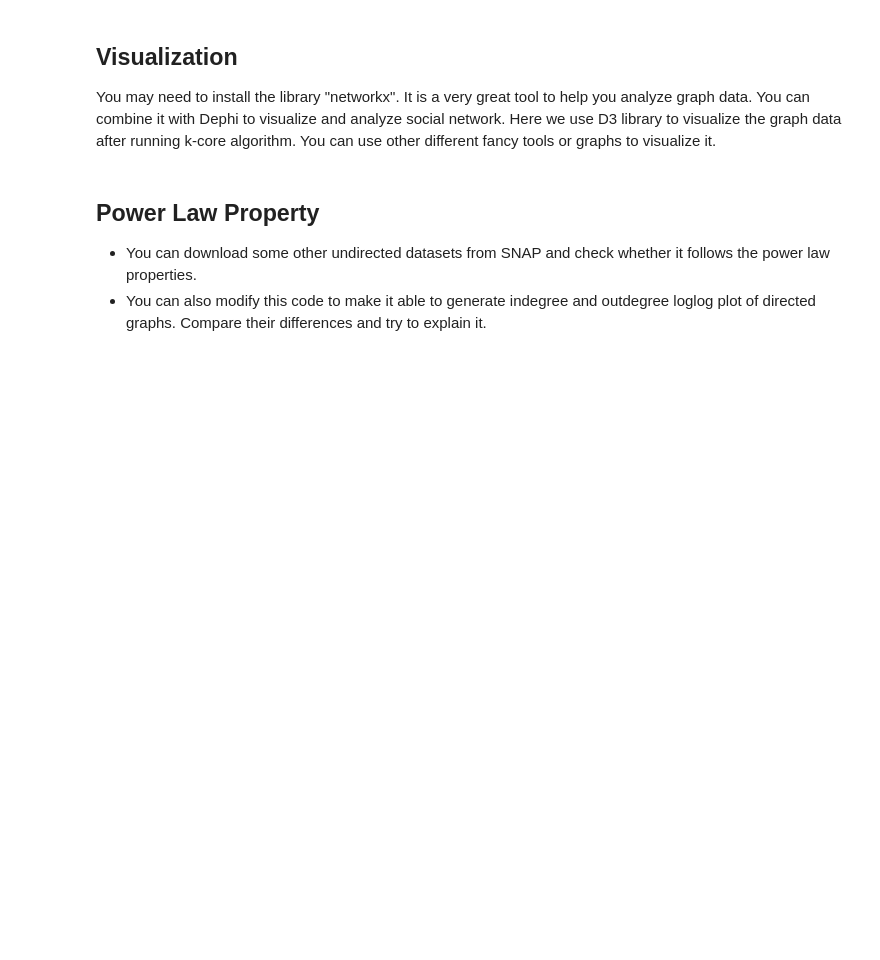
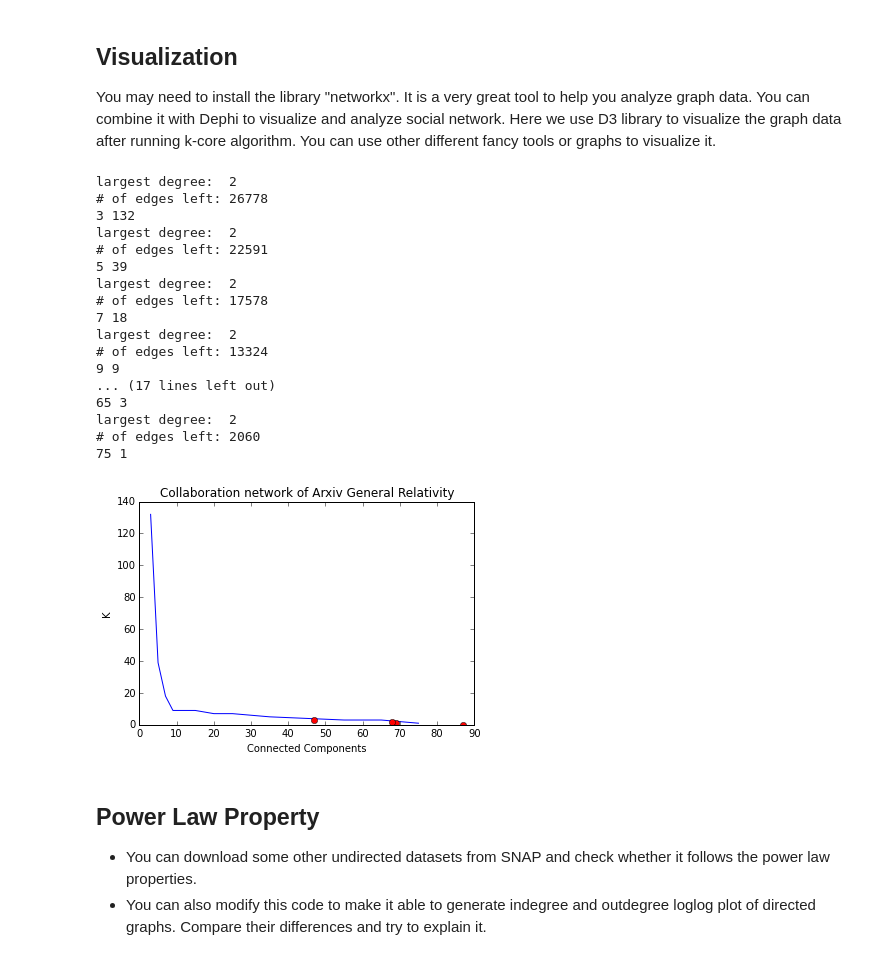
Before and after one commit to kmarkiv/data, a Jupyter notebook: byte-6/byte6-SN.ipynb, the cells around one changed output. Cells and saved outputs as stored; diff of their text form; code cells hidden in the pictures; blank space fills up the shorter version.

```diff
--- a/byte-6/byte6-SN.ipynb
+++ b/byte-6/byte6-SN.ipynb
@@ -195,0 +200,20 @@ print "# of connected components",len(ret)
+# %%
+## Binary Search like Algorithm to find minima
+def search_min(start,stop,find=1):
+    mid = int((start+stop)/2.0)+1
+    conn_s,conn_m, conn_e = get_connections(start),get_connections(mid),get_connections(stop)
+    #print conn_s,conn_m,conn_e
+    if (conn_m==find) & (stop==mid):
+            return mid
+    #print start,mid,stop
+    if conn_m>find:
+            start=mid
+    else:
+        stop=mid
+    return search_min(start,stop,find)
+
+# Calculate points for
+inf_x =[0,1,2,3]
+inf_y =[]
+for x in inf_x:
+    inf_y.append(search_min(30,100,x))
@@ -197,6 +239,47 @@ print "# of connected components",len(ret)
 Visualization
 ------------
 You may need to install the library "networkx". It is a very great tool to help you analyze graph data. You can combine it with Dephi to visualize and analyze social network. Here we use D3 library to visualize the graph data after running k-core algorithm. You can use other different fancy tools or graphs to visualize it.
+# %%
+k_list = [3,5,7,9,15,20,25,35,55,65,75]
+
+g_list = []
+for k in k_list:
+    g_list.append(get_connections(k))
+
+import matplotlib.pyplot as plt
+%matplotlib inline
+from pylab import *
+import matplotlib.pyplot as plt
+
+radius = k_list
+area = g_list
+plt.xlabel('Connected Components')
+plt.ylabel('K')
+plt.plot(radius, area)
+plt.plot(inf_y, inf_x,'ro')
+plt.title('Collaboration network of Arxiv General Relativity')
+plt.show()
+
+# Show the graph with points where cluster changes
+# %% [output]
+largest degree:  2
+# of edges left: 26778
+3 132
+largest degree:  2
+# of edges left: 22591
+5 39
+largest degree:  2
+# of edges left: 17578
+7 18
+largest degree:  2
+# of edges left: 13324
+9 9
+... (17 lines left out)
+65 3
+largest degree:  2
+# of edges left: 2060
+75 1
+[figure, added]
 # %%
 import networkx as nx
 from networkx.readwrite import json_graph
```
Also changed, not shown: parts of 9 cells of this notebook, 8 other files.
